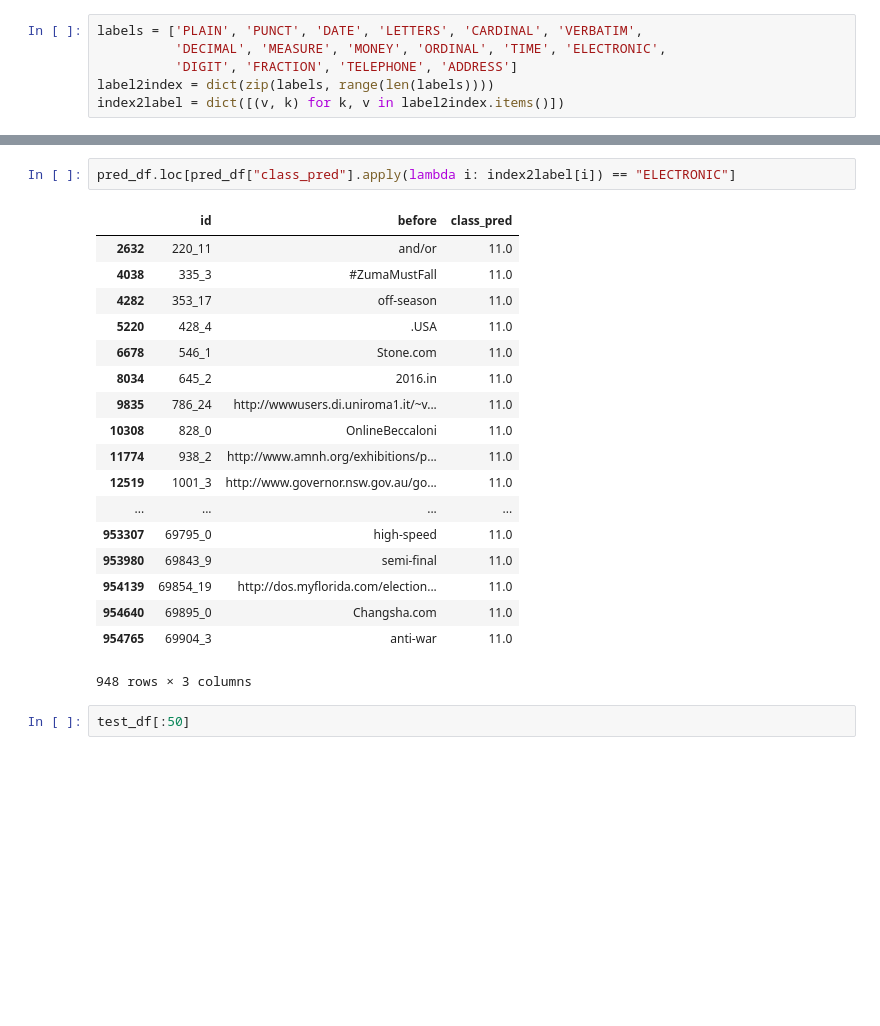
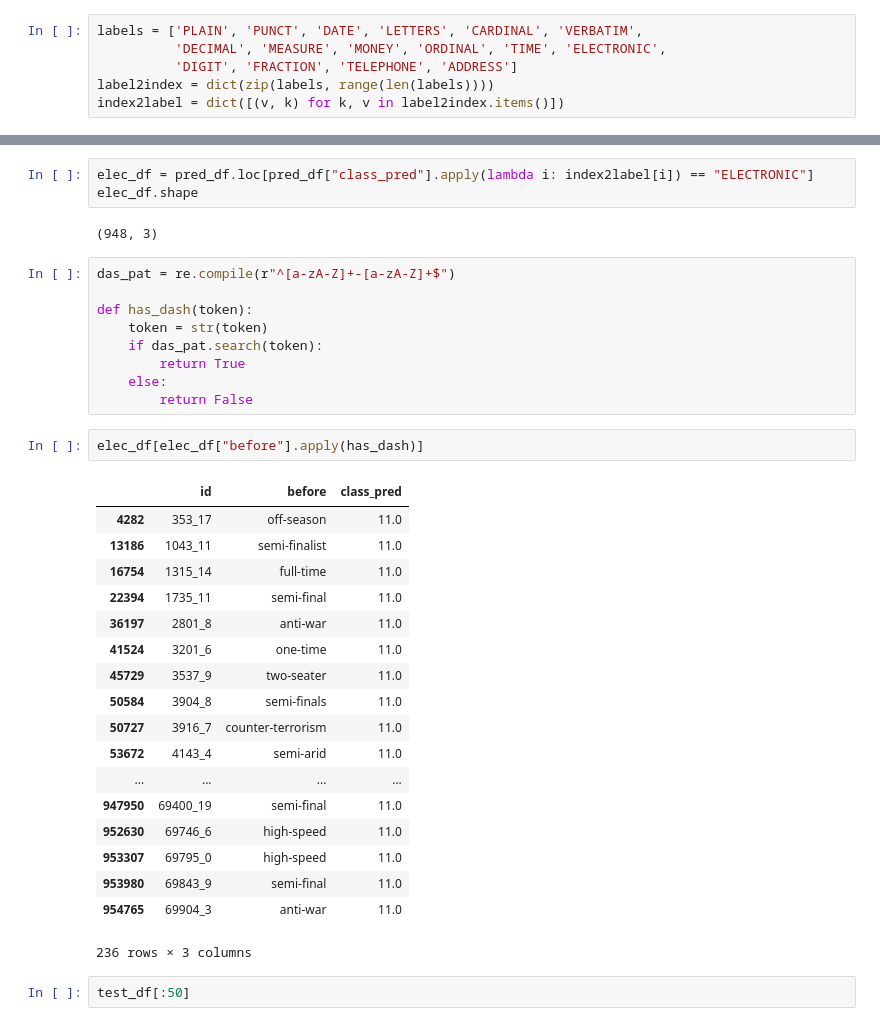
Before and after one commit to applenob/text_normalization, a Jupyter notebook: notebooks/class_pred_check.ipynb, the cells around one changed output, grey strips where cells are left out. Drawn from its saved outputs; the diff is of its cells as text; blank space fills up the shorter version.

```diff
--- a/notebooks/class_pred_check.ipynb
+++ b/notebooks/class_pred_check.ipynb
@@ -59,24 +130,38 @@ pred_df.loc[pred_df["class_pred"].apply(lambda i: index2label[i]) == "DECIMAL"]
 # %%
-pred_df.loc[pred_df["class_pred"].apply(lambda i: index2label[i]) == "ELECTRONIC"]
+elec_df = pred_df.loc[pred_df["class_pred"].apply(lambda i: index2label[i]) == "ELECTRONIC"]
+elec_df.shape
 # %% [output]
-|  | id | before | class_pred |
-| 2632 | 220_11 | and/or | 11.0 |
-| 4038 | 335_3 | #ZumaMustFall | 11.0 |
-| 4282 | 353_17 | off-season | 11.0 |
-| 5220 | 428_4 | .USA | 11.0 |
-| 6678 | 546_1 | Stone.com | 11.0 |
-| 8034 | 645_2 | 2016.in | 11.0 |
-| 9835 | 786_24 | http://wwwusers.di.uniroma1.it/~v... | 11.0 |
-| 10308 | 828_0 | OnlineBeccaloni | 11.0 |
-| 11774 | 938_2 | http://www.amnh.org/exhibitions/p... | 11.0 |
-| 12519 | 1001_3 | http://www.governor.nsw.gov.au/go... | 11.0 |
-| ... | ... | ... | ... |
-| 953307 | 69795_0 | high-speed | 11.0 |
-| 953980 | 69843_9 | semi-final | 11.0 |
-| 954139 | 69854_19 | http://dos.myflorida.com/election... | 11.0 |
-| 954640 | 69895_0 | Changsha.com | 11.0 |
-| 954765 | 69904_3 | anti-war | 11.0 |
-948 rows × 3 columns
+(948, 3)
+# %%
+das_pat = re.compile(r"^[a-zA-Z]+-[a-zA-Z]+$")
+
+def has_dash(token):
+    token = str(token)
+    if das_pat.search(token):
+        return True
+    else:
+        return False
+# %%
+elec_df[elec_df["before"].apply(has_dash)]
+# %% [output]
+|  | id | before | class_pred |
+| 4282 | 353_17 | off-season | 11.0 |
+| 13186 | 1043_11 | semi-finalist | 11.0 |
+| 16754 | 1315_14 | full-time | 11.0 |
+| 22394 | 1735_11 | semi-final | 11.0 |
+| 36197 | 2801_8 | anti-war | 11.0 |
+| 41524 | 3201_6 | one-time | 11.0 |
+| 45729 | 3537_9 | two-seater | 11.0 |
+| 50584 | 3904_8 | semi-finals | 11.0 |
+| 50727 | 3916_7 | counter-terrorism | 11.0 |
+| 53672 | 4143_4 | semi-arid | 11.0 |
+| ... | ... | ... | ... |
+| 947950 | 69400_19 | semi-final | 11.0 |
+| 952630 | 69746_6 | high-speed | 11.0 |
+| 953307 | 69795_0 | high-speed | 11.0 |
+| 953980 | 69843_9 | semi-final | 11.0 |
+| 954765 | 69904_3 | anti-war | 11.0 |
+236 rows × 3 columns
 # %%
 test_df[:50]
 # %% [output]
```
Also changed, not shown: parts of 10 cells of this notebook, 32 other files.
